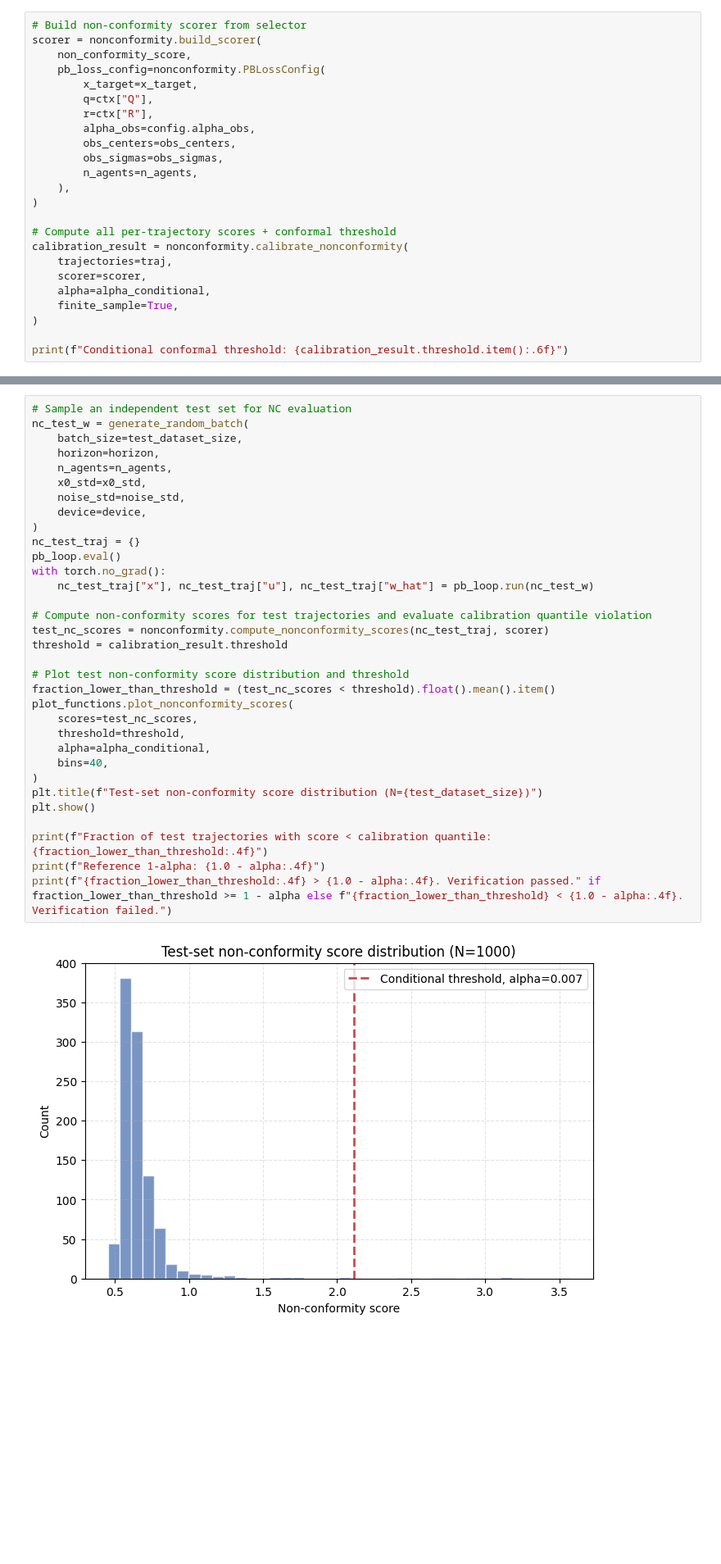
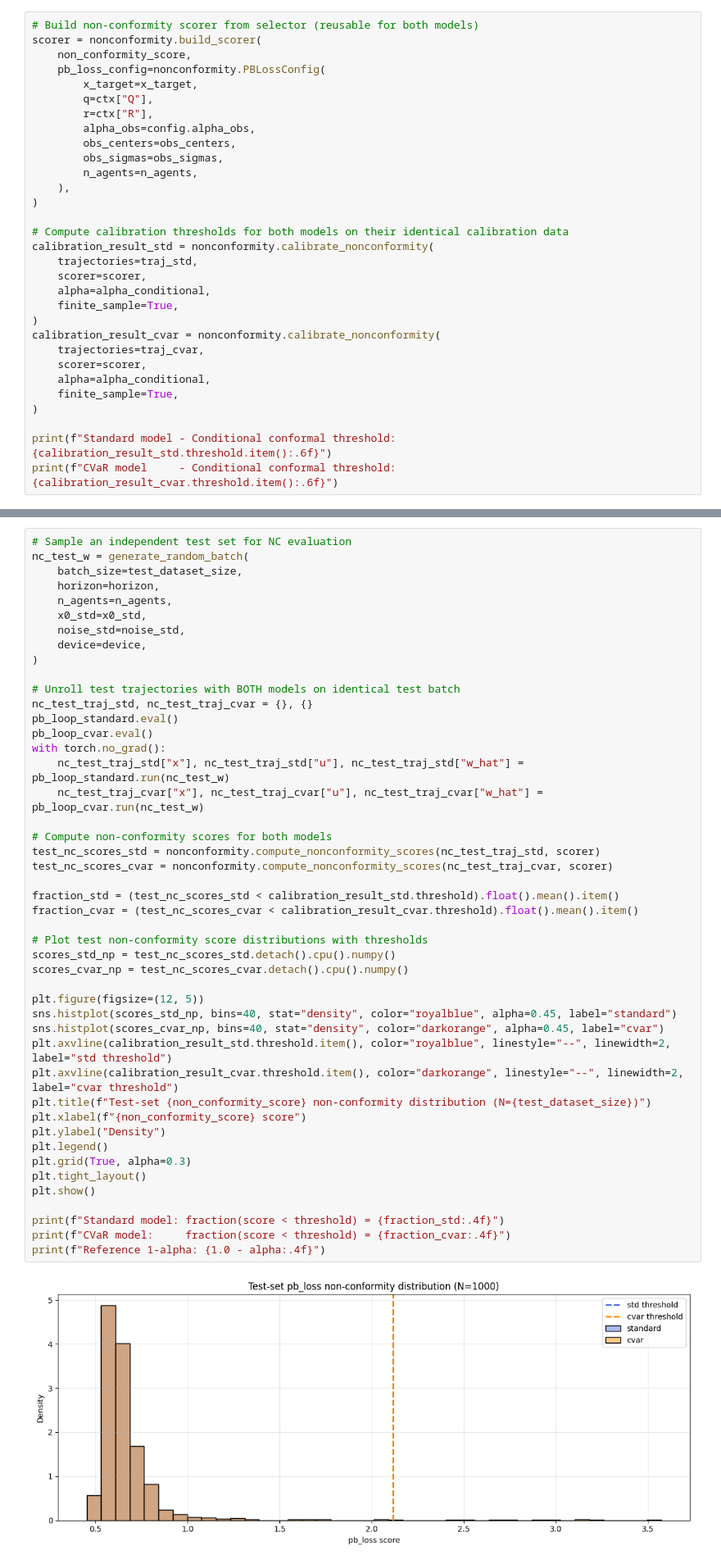
Before and after one commit to laurameroi/Conformal_PB, a Jupyter notebook: conformal_verification.ipynb, the cells around one changed output, grey strips where cells are left out. Shown at 82% size. Cells and saved outputs as stored; diff of their text form; blank space fills up the shorter version.

Commit message:
Define obstacle promixity non-conformity score, improve modularity of the verification pipeline, clean up testing/training notebooks

```diff
--- a/conformal_verification.ipynb
+++ b/conformal_verification.ipynb
@@ -98,7 +115,7 @@ with torch.no_grad():
 # %% [markdown]
 ### Find the conditional threshold of the non-conformity score on the calibration set
 # %%
-# Build non-conformity scorer from selector
+# Build non-conformity scorer from selector (reusable for both models)
 scorer = nonconformity.build_scorer(
     non_conformity_score,
     pb_loss_config=nonconformity.PBLossConfig(
@@ -112,13 +129,20 @@ scorer = nonconformity.build_scorer(
     ),
 )
 
-# Compute all per-trajectory scores + conformal threshold
-calibration_result = nonconformity.calibrate_nonconformity(
-    trajectories=traj,
+# Compute calibration thresholds for both models on their identical calibration data
+calibration_result_std = nonconformity.calibrate_nonconformity(
+    trajectories=traj_std,
+    scorer=scorer,
+    alpha=alpha_conditional,
+    finite_sample=True,
+)
+calibration_result_cvar = nonconformity.calibrate_nonconformity(
+    trajectories=traj_cvar,
     scorer=scorer,
     alpha=alpha_conditional,
     finite_sample=True,
 )
 
-print(f"Conditional conformal threshold: {calibration_result.threshold.item():.6f}")
+print(f"Standard model - Conditional conformal threshold: {calibration_result_std.threshold.item():.6f}")
+print(f"CVaR model     - Conditional conformal threshold: {calibration_result_cvar.threshold.item():.6f}")
 # %% [output]
@@ -128,35 +153,48 @@ Conditional conformal threshold: 2.115349
 # %%
 # Sample an independent test set for NC evaluation
 nc_test_w = generate_random_batch(
     batch_size=test_dataset_size,
     horizon=horizon,
     n_agents=n_agents,
     x0_std=x0_std,
     noise_std=noise_std,
     device=device,
 )
-nc_test_traj = {}
-pb_loop.eval()
+
+# Unroll test trajectories with BOTH models on identical test batch
+nc_test_traj_std, nc_test_traj_cvar = {}, {}
+pb_loop_standard.eval()
+pb_loop_cvar.eval()
 with torch.no_grad():
-    nc_test_traj["x"], nc_test_traj["u"], nc_test_traj["w_hat"] = pb_loop.run(nc_test_w)
+    nc_test_traj_std["x"], nc_test_traj_std["u"], nc_test_traj_std["w_hat"] = pb_loop_standard.run(nc_test_w)
+    nc_test_traj_cvar["x"], nc_test_traj_cvar["u"], nc_test_traj_cvar["w_hat"] = pb_loop_cvar.run(nc_test_w)
 
-# Compute non-conformity scores for test trajectories and evaluate calibration quantile violation
-test_nc_scores = nonconformity.compute_nonconformity_scores(nc_test_traj, scorer)
-threshold = calibration_result.threshold
+# Compute non-conformity scores for both models
+test_nc_scores_std = nonconformity.compute_nonconformity_scores(nc_test_traj_std, scorer)
+test_nc_scores_cvar = nonconformity.compute_nonconformity_scores(nc_test_traj_cvar, scorer)
 
-# Plot test non-conformity score distribution and threshold
-fraction_lower_than_threshold = (test_nc_scores < threshold).float().mean().item()
-plot_functions.plot_nonconformity_scores(
-    scores=test_nc_scores,
-    threshold=threshold,
-    alpha=alpha_conditional,
-    bins=40,
-)
-plt.title(f"Test-set non-conformity score distribution (N={test_dataset_size})")
+fraction_std = (test_nc_scores_std < calibration_result_std.threshold).float().mean().item()
+fraction_cvar = (test_nc_scores_cvar < calibration_result_cvar.threshold).float().mean().item()
+
+# Plot test non-conformity score distributions with thresholds
+scores_std_np = test_nc_scores_std.detach().cpu().numpy()
+scores_cvar_np = test_nc_scores_cvar.detach().cpu().numpy()
+
+plt.figure(figsize=(12, 5))
+sns.histplot(scores_std_np, bins=40, stat="density", color="royalblue", alpha=0.45, label="standard")
+sns.histplot(scores_cvar_np, bins=40, stat="density", color="darkorange", alpha=0.45, label="cvar")
+plt.axvline(calibration_result_std.threshold.item(), color="royalblue", linestyle="--", linewidth=2, label="std threshold")
+plt.axvline(calibration_result_cvar.threshold.item(), color="darkorange", linestyle="--", linewidth=2, label="cvar threshold")
+plt.title(f"Test-set {non_conformity_score} non-conformity distribution (N={test_dataset_size})")
+plt.xlabel(f"{non_conformity_score} score")
+plt.ylabel("Density")
+plt.legend()
+plt.grid(True, alpha=0.3)
+plt.tight_layout()
 plt.show()
 
-print(f"Fraction of test trajectories with score < calibration quantile: {fraction_lower_than_threshold:.4f}")
+print(f"Standard model: fraction(score < threshold) = {fraction_std:.4f}")
+print(f"CVaR model:     fraction(score < threshold) = {fraction_cvar:.4f}")
 print(f"Reference 1-alpha: {1.0 - alpha:.4f}")
-print(f"{fraction_lower_than_threshold:.4f} > {1.0 - alpha:.4f}. Verification passed." if fraction_lower_than_threshold >= 1 - alpha else f"{fraction_lower_than_threshold} < {1.0 - alpha:.4f}. Verification failed.")
 # %% [output]
-[figure, old version]
+[figure, new version]
```
Also changed, not shown: parts of 15 cells of this notebook, 5 other files.
